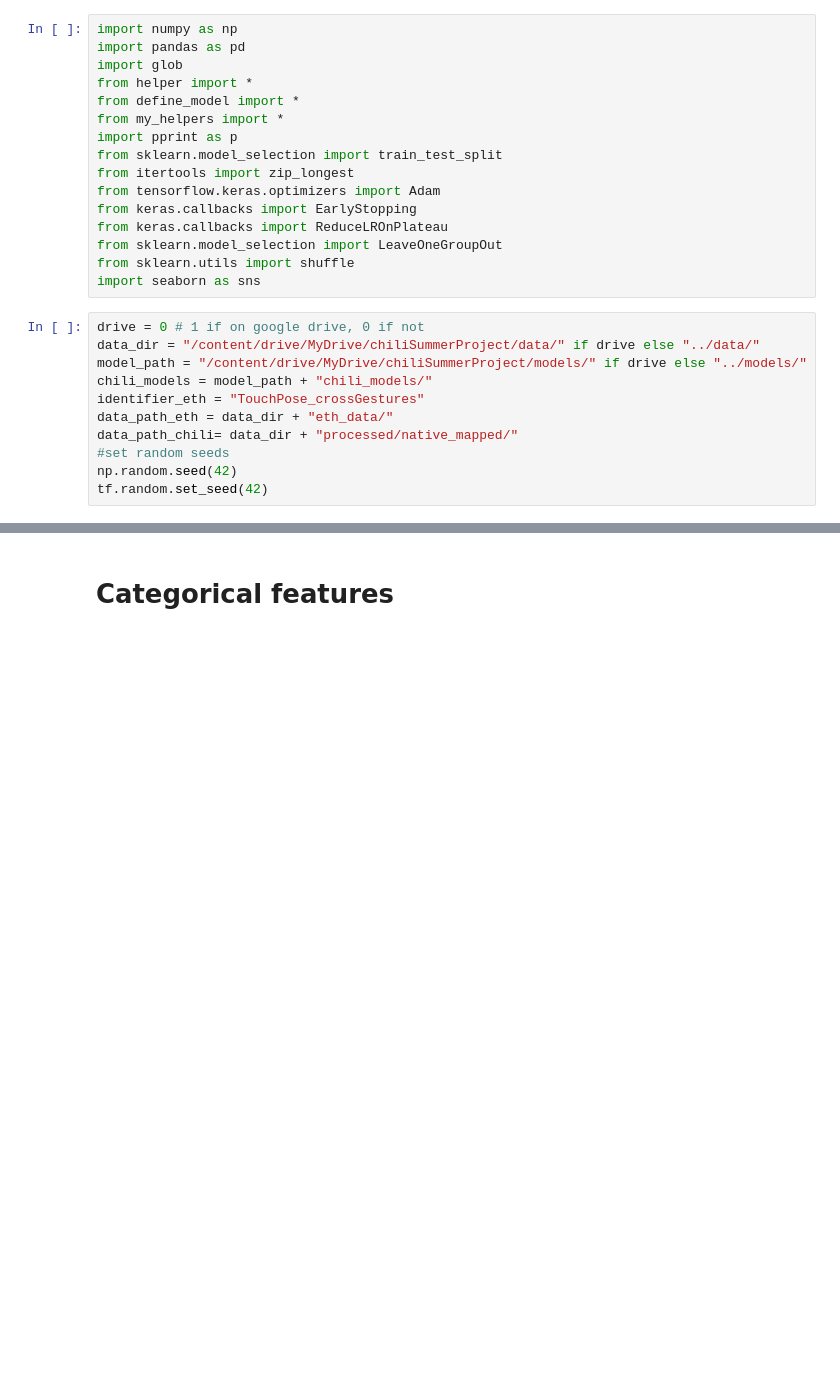
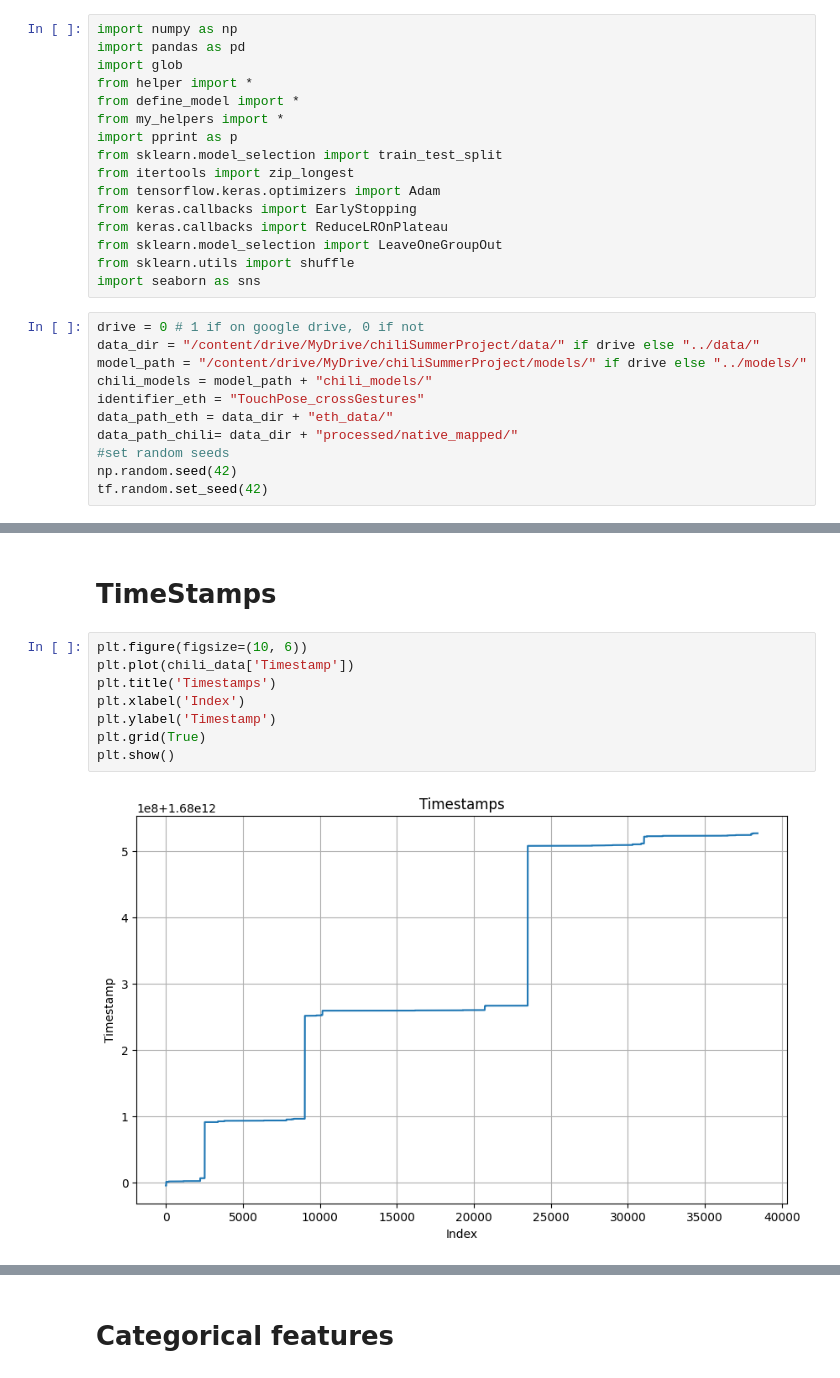
Before and after one commit to yawwam/ChiliSummerProject, a Jupyter notebook: src/data_stats.ipynb, the cells around one changed output, grey strips where cells are left out. Saved outputs shown, nothing was run; the diff lists cells and outputs as text; blank space fills up the shorter version.

```diff
--- a/src/data_stats.ipynb
+++ b/src/data_stats.ipynb
@@ -65,0 +70,12 @@ True
+# %% [markdown]
+# TimeStamps
+# %%
+plt.figure(figsize=(10, 6))
+plt.plot(chili_data['Timestamp'])
+plt.title('Timestamps')
+plt.xlabel('Index')
+plt.ylabel('Timestamp')
+plt.grid(True)
+plt.show()
+# %% [output]
+[figure, added]
```
Also changed, not shown: parts of 5 cells of this notebook, 1 other file.
